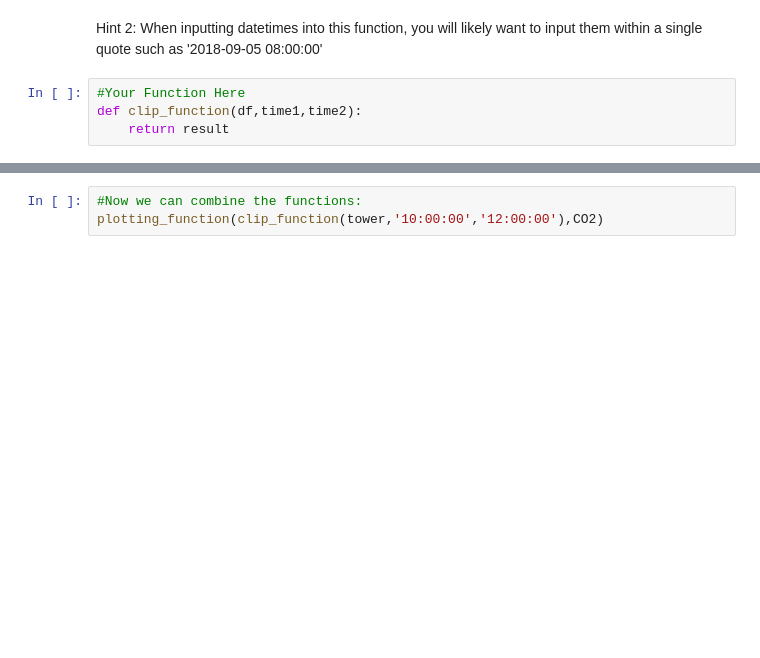
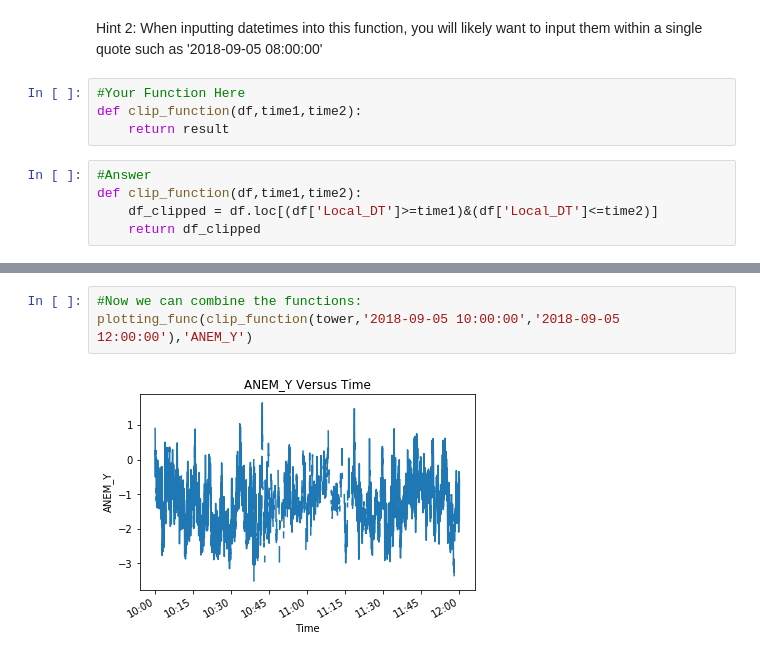
Before and after one commit to johnhorel/atmos_5040_2019, a Jupyter notebook: Name_InClass_Oct24.ipynb, the cells around one changed output, grey strips where cells are left out. Drawn from its saved outputs; the diff is of its cells as text; blank space fills up the shorter version.

```diff
--- a/Name_InClass_Oct24.ipynb
+++ b/Name_InClass_Oct24.ipynb
@@ -43,5 +56,10 @@ Hint 2: When inputting datetimes into this function, you will likely want to inp
 #Your Function Here
 def clip_function(df,time1,time2):
     return result
+# %%
+#Answer
+def clip_function(df,time1,time2):
+    df_clipped = df.loc[(df['Local_DT']>=time1)&(df['Local_DT']<=time2)]
+    return df_clipped
 # %%
 #You can test your function here, it should simply show up with a dataframe of the values
@@ -49,3 +81,5 @@ clip_function(tower,'10:00:00','12:00:00')
 # %%
 #Now we can combine the functions:
-plotting_function(clip_function(tower,'10:00:00','12:00:00'),CO2)
+plotting_func(clip_function(tower,'2018-09-05 10:00:00','2018-09-05 12:00:00'),'ANEM_Y')
+# %% [output]
+[figure, added]
```
Also changed, not shown: parts of 4 cells of this notebook, 1 other file.
